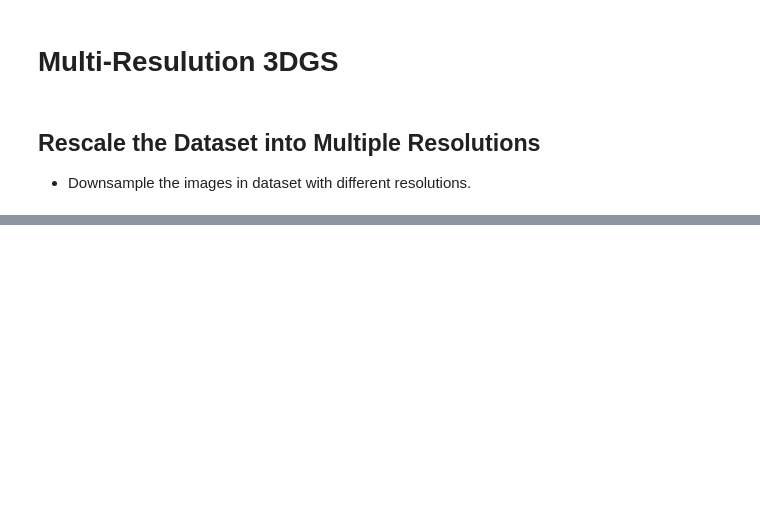
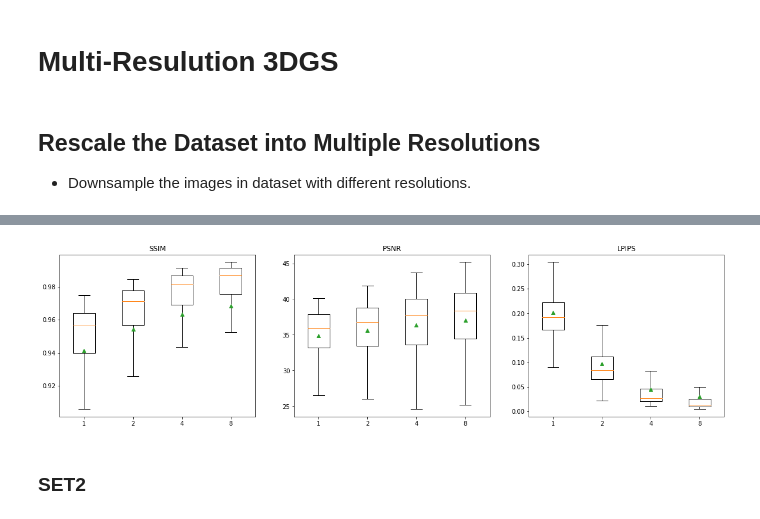
Before and after one commit to Shiyuang-scu/gaussian-splatting, a Jupyter notebook: script.ipynb, the cells around one changed output, grey strips where cells are left out. Saved outputs shown, nothing was run; the diff lists cells and outputs as text; code cells hidden in the pictures; blank space fills up the shorter version.

```diff
--- a/script.ipynb
+++ b/script.ipynb
@@ -1044,0 +1371,31 @@ for metric, ax in zip(list(size_quality_dict[dataset_resolution_list[0]].keys())
+# %%
+# plot the SSIM, PSNR, LPIPS against the dataset size
+fig, axs = plt.subplots(1, 3, figsize=(20, 5))
+
+dataset_size_list = list(size_quality_dict.keys())
+ssim_list = [np.array(value['SSIM']).mean() for value in size_quality_dict.values()]
+psnr_list = [np.array(value['PSNR']).mean() for value in size_quality_dict.values()]
+lpips_list = [np.array(value['LPIPS']).mean() for value in size_quality_dict.values()]
+
+# axs[0].plot(dataset_size_list, ssim_list, marker='o')
+axs[0].boxplot([np.array(value['SSIM']) for value in size_quality_dict.values()], labels=dataset_size_list, showmeans=True, showfliers=False)
+axs[0].set_title('SSIM')
+# axs[0].set_ylim(0.87, 0.93)
+
+# axs[1].plot(dataset_size_list, psnr_list, marker='o')
+axs[1].boxplot([np.array(value['PSNR']) for value in size_quality_dict.values()], labels=dataset_size_list, showmeans=True, showfliers=False)
+axs[1].set_title('PSNR')
+# axs[1].set_ylim(25, 32)
+
+# axs[2].plot(dataset_size_list, lpips_list, marker='o')
+axs[2].boxplot([np.array(value['LPIPS']) for value in size_quality_dict.values()], labels=dataset_size_list, showmeans=True, showfliers=False)
+axs[2].set_title('LPIPS')
+# axs[2].set_xlim(0, 1450)
+# axs[2].set_ylim(0.24, 0.32)
+
+
+plt.show()
+# %% [output]
+[figure, added]
+# %% [markdown]
+### SET2
```
Also changed, not shown: parts of 98 cells of this notebook, 2 other files.
